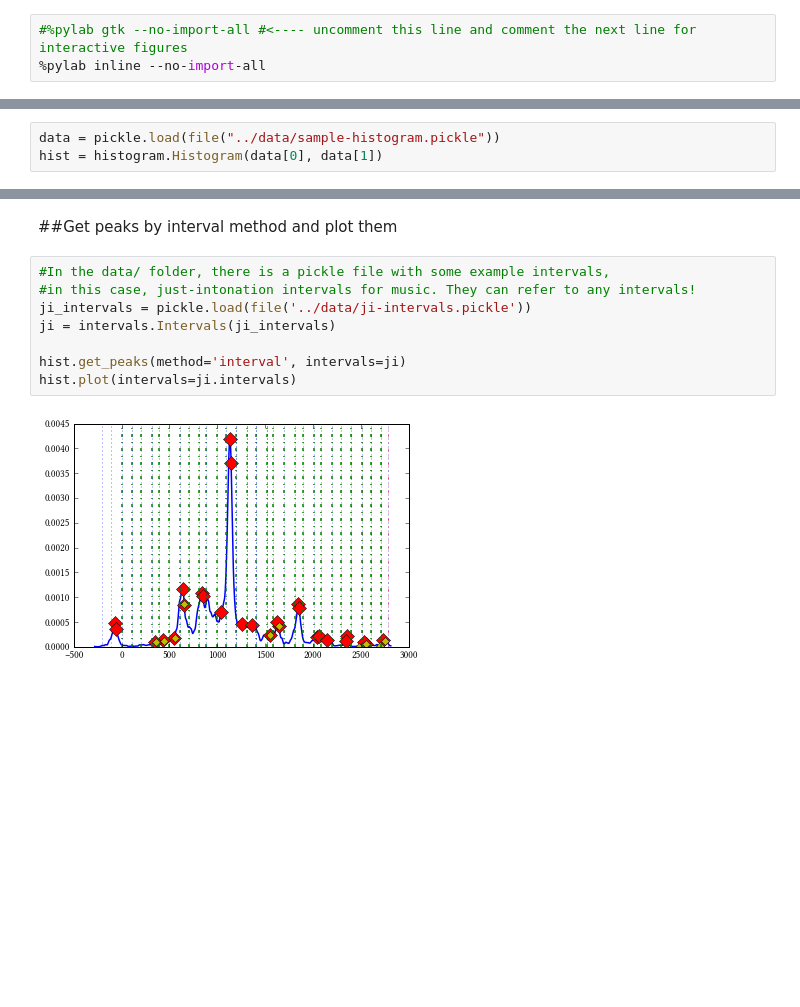
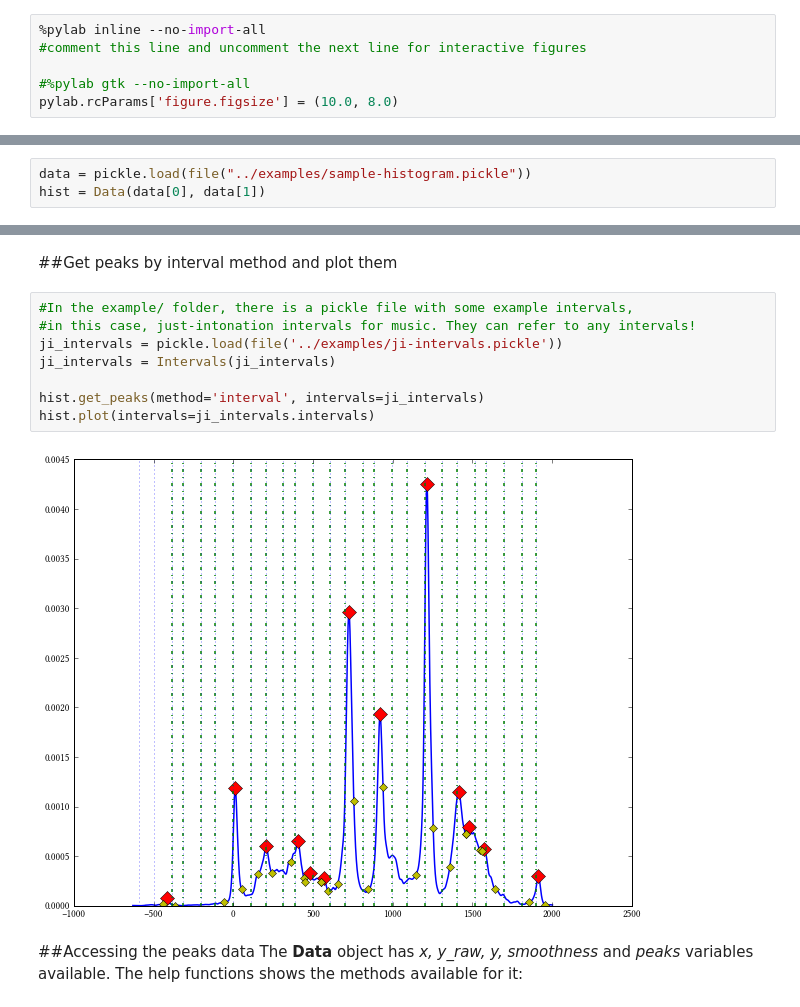
Before and after one commit to gopalkoduri/pypeaks, a Jupyter notebook: examples/howto.ipynb, the cells around one changed output, grey strips where cells are left out. Saved outputs shown, nothing was run; the diff lists cells and outputs as text; blank space fills up the shorter version.

```diff
--- a/examples/howto.ipynb
+++ b/examples/howto.ipynb
@@ -1,6 +3,9 @@
 # %%
-#%pylab gtk --no-import-all #<---- uncomment this line and comment the next line for interactive figures
 %pylab inline --no-import-all
+#comment this line and uncomment the next line for interactive figures
+
+#%pylab gtk --no-import-all
+pylab.rcParams['figure.figsize'] = (10.0, 8.0)
 # %% [output]
 Populating the interactive namespace from numpy and matplotlib
 # %% [markdown]
@@ -15,6 +20,6 @@ import intervals
 # %%
-data = pickle.load(file("../data/sample-histogram.pickle"))
-hist = histogram.Histogram(data[0], data[1])
+data = pickle.load(file("../examples/sample-histogram.pickle"))
+hist = Data(data[0], data[1])
 # %% [markdown]
 ##Get peaks by slope method and plot them
 # %%
@@ -25,12 +30,15 @@ hist.plot()
 # %% [markdown]
 ##Get peaks by interval method and plot them
 # %%
-#In the data/ folder, there is a pickle file with some example intervals,
+#In the example/ folder, there is a pickle file with some example intervals,
 #in this case, just-intonation intervals for music. They can refer to any intervals!
-ji_intervals = pickle.load(file('../data/ji-intervals.pickle'))
-ji = intervals.Intervals(ji_intervals)
+ji_intervals = pickle.load(file('../examples/ji-intervals.pickle'))
+ji_intervals = Intervals(ji_intervals)
 
-hist.get_peaks(method='interval', intervals=ji)
-hist.plot(intervals=ji.intervals)
+hist.get_peaks(method='interval', intervals=ji_intervals)
+hist.plot(intervals=ji_intervals.intervals)
 # %% [output]
-[figure, old version]
+[figure, new version]
+# %% [markdown]
+##Accessing the peaks data
+The **Data** object has _x, y_raw, y, smoothness_ and _peaks_ variables available. The help functions shows the methods available for it:
```
Also changed, not shown: parts of 6 cells of this notebook, 5 other files.
